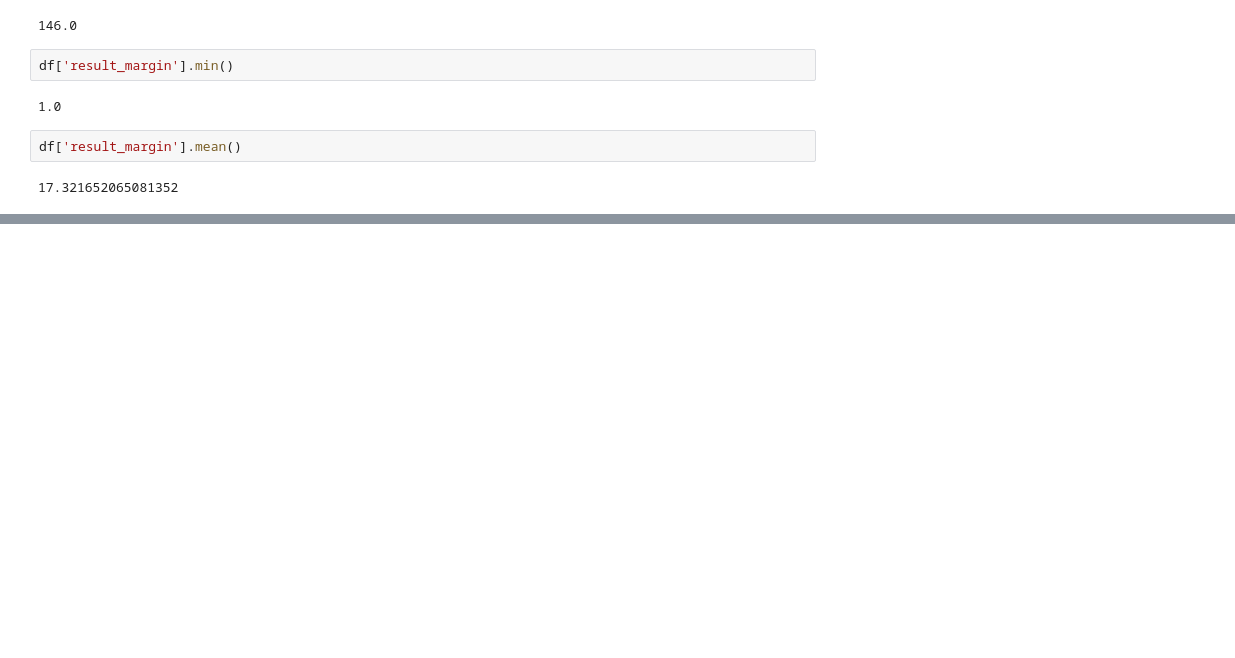
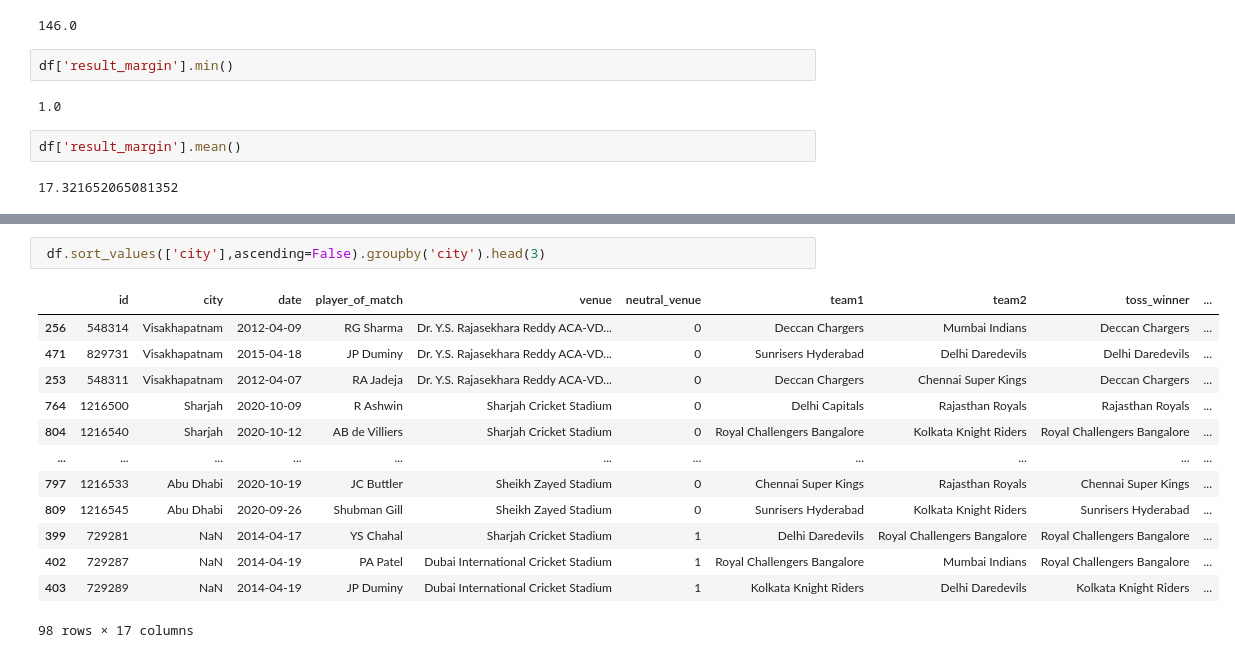
Before and after one commit to ankittrajj/WD_DA_10am_11april, a Jupyter notebook: Pandasprt5.ipynb, the cells around one changed output, grey strips where cells are left out. Cells and saved outputs as stored; diff of their text form; blank space fills up the shorter version.

```diff
--- a/Pandasprt5.ipynb
+++ b/Pandasprt5.ipynb
@@ -196,0 +396,16 @@ df['result_margin'].mean()
+# %%
+ df.sort_values(['city'],ascending=False).groupby('city').head(3)
+# %% [output]
+|  | id | city | date | player_of_match | venue | neutral_venue | team1 | team2 | toss_winner | ... |
+| 256 | 548314 | Visakhapatnam | 2012-04-09 | RG Sharma | Dr. Y.S. Rajasekhara Reddy ACA-VD... | 0 | Deccan Chargers | Mumbai Indians | Deccan Chargers | ... |
+| 471 | 829731 | Visakhapatnam | 2015-04-18 | JP Duminy | Dr. Y.S. Rajasekhara Reddy ACA-VD... | 0 | Sunrisers Hyderabad | Delhi Daredevils | Delhi Daredevils | ... |
+| 253 | 548311 | Visakhapatnam | 2012-04-07 | RA Jadeja | Dr. Y.S. Rajasekhara Reddy ACA-VD... | 0 | Deccan Chargers | Chennai Super Kings | Deccan Chargers | ... |
+| 764 | 1216500 | Sharjah | 2020-10-09 | R Ashwin | Sharjah Cricket Stadium | 0 | Delhi Capitals | Rajasthan Royals | Rajasthan Royals | ... |
+| 804 | 1216540 | Sharjah | 2020-10-12 | AB de Villiers | Sharjah Cricket Stadium | 0 | Royal Challengers Bangalore | Kolkata Knight Riders | Royal Challengers Bangalore | ... |
+| ... | ... | ... | ... | ... | ... | ... | ... | ... | ... | ... |
+| 797 | 1216533 | Abu Dhabi | 2020-10-19 | JC Buttler | Sheikh Zayed Stadium | 0 | Chennai Super Kings | Rajasthan Royals | Chennai Super Kings | ... |
+| 809 | 1216545 | Abu Dhabi | 2020-09-26 | Shubman Gill | Sheikh Zayed Stadium | 0 | Sunrisers Hyderabad | Kolkata Knight Riders | Sunrisers Hyderabad | ... |
+| 399 | 729281 | NaN | 2014-04-17 | YS Chahal | Sharjah Cricket Stadium | 1 | Delhi Daredevils | Royal Challengers Bangalore | Royal Challengers Bangalore | ... |
+| 402 | 729287 | NaN | 2014-04-19 | PA Patel | Dubai International Cricket Stadium | 1 | Royal Challengers Bangalore | Mumbai Indians | Royal Challengers Bangalore | ... |
+| 403 | 729289 | NaN | 2014-04-19 | JP Duminy | Dubai International Cricket Stadium | 1 | Kolkata Knight Riders | Delhi Daredevils | Kolkata Knight Riders | ... |
+98 rows × 17 columns
```
Also changed, not shown: parts of 29 cells of this notebook.
